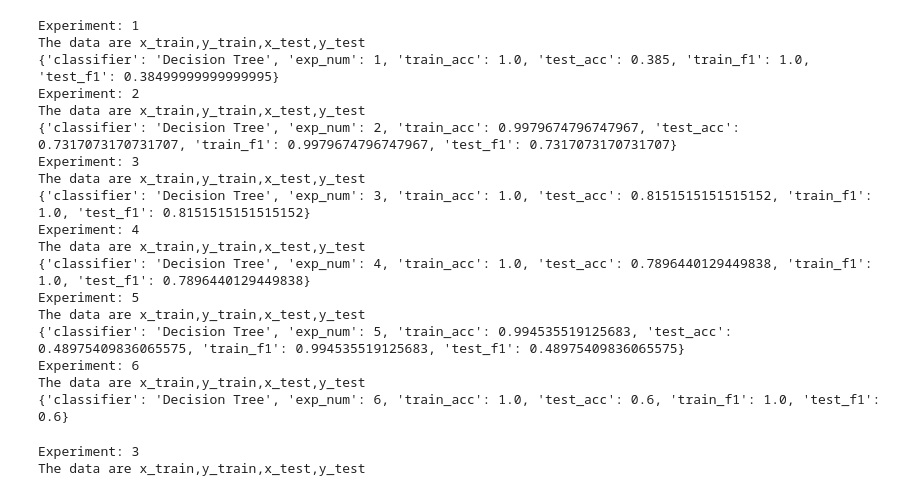
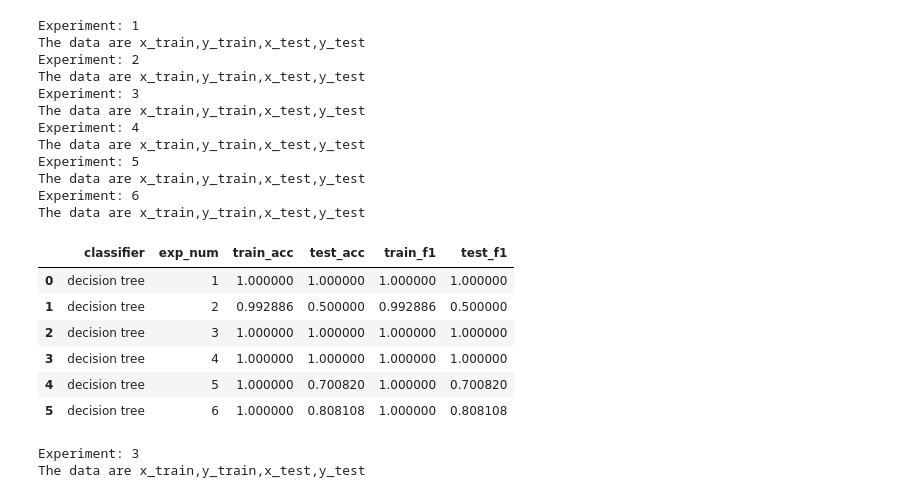
Before and after one commit to LeoGao1/COGS118B_Final_Project, a Jupyter notebook: notebooks/calculate_metrics.ipynb, the cells around one changed output. Saved outputs shown, nothing was run; the diff lists cells and outputs as text; code cells hidden in the pictures.

```diff
--- a/notebooks/calculate_metrics.ipynb
+++ b/notebooks/calculate_metrics.ipynb
@@ -24,7 +25,13 @@ from data_vis import plot_image
 #Use reshape to flatten the original data
 from decision_tree import build_DT
 # %%
-def model_metrics (model_name, model_func, if_pca , pca_dim = 2):
+def rgb2gray(rgb):
+    return np.dot(rgb[:,:,:,:3], [0.2989, 0.5870, 0.1140])
+
+
+
+
+def model_metrics (model_name, model_func,if_gray_scale, if_pca, pca_dim = 2):
 
 
     #create a panda dataframe to save the result
@@ -35,13 +42,23 @@ def model_metrics (model_name, model_func, if_pca , pca_dim = 2):
         exp_num = exp_num +1
         #load data
         x_train,y_train,x_test,y_test = read_exp(exp_num)
-        x_train = np.reshape(x_train, (x_train.shape[0],100*100*3))
-        x_test = np.reshape(x_test, (x_test.shape[0],100*100*3))
+
+        if (if_gray_scale):
+
+            x_train= rgb2gray(x_train)
+            x_test = rgb2gray(x_test)
+            x_train = np.reshape(x_train, (x_train.shape[0],100*100))
+            x_test = np.reshape(x_test, (x_test.shape[0],100*100))
+        else:
+            x_train = np.reshape(x_train, (x_train.shape[0],100*100*3))
+            x_test = np.reshape(x_test, (x_test.shape[0],100*100*3))
 
         #apply pca
         if(if_pca):
-            x_train = PCA_calcV(pca_dim,x_train.T)
-            x_test = PCA_calcV(pca_dim,x_test.T)
+
+            vecs = PCA_calcV(pca_dim,x_train)
+            x_train = PCA_transform(vecs,x_train)
+            x_test = PCA_transform(vecs,x_test)
 
         #build model
         y_train_pred, y_test_pred = model_func(x_train,y_train,x_test,y_test)
@@ -53,38 +70,39 @@ def model_metrics (model_name, model_func, if_pca , pca_dim = 2):
         test_f1 = f1_score(y_test, y_test_pred,average='micro')
 
         #save the result
-        temp = {'classifier':'Decision Tree',
+        temp = {'classifier': model_name,
                 'exp_num': exp_num,
                 'train_acc':train_sc,
                 'test_acc':test_sc,
                 'train_f1':train_f1,
                 'test_f1':test_f1}
 
-        print(temp)
         result = result.append(temp,ignore_index=True)
 
     return result
 # %%
-temp = model_metrics ('decision tree', build_DT, True , 2)
+temp = model_metrics ('decision tree', build_DT, True , True, 2)
+temp
 # %% [output]
 Experiment: 1
 The data are x_train,y_train,x_test,y_test
-{'classifier': 'Decision Tree', 'exp_num': 1, 'train_acc': 1.0, 'test_acc': 0.385, 'train_f1': 1.0, 'test_f1': 0.38499999999999995}
 Experiment: 2
 The data are x_train,y_train,x_test,y_test
-{'classifier': 'Decision Tree', 'exp_num': 2, 'train_acc': 0.9979674796747967, 'test_acc': 0.7317073170731707, 'train_f1': 0.9979674796747967, 'test_f1': 0.7317073170731707}
 Experiment: 3
 The data are x_train,y_train,x_test,y_test
-{'classifier': 'Decision Tree', 'exp_num': 3, 'train_acc': 1.0, 'test_acc': 0.8151515151515152, 'train_f1': 1.0, 'test_f1': 0.8151515151515152}
 Experiment: 4
 The data are x_train,y_train,x_test,y_test
-{'classifier': 'Decision Tree', 'exp_num': 4, 'train_acc': 1.0, 'test_acc': 0.7896440129449838, 'train_f1': 1.0, 'test_f1': 0.7896440129449838}
 Experiment: 5
 The data are x_train,y_train,x_test,y_test
-{'classifier': 'Decision Tree', 'exp_num': 5, 'train_acc': 0.994535519125683, 'test_acc': 0.48975409836065575, 'train_f1': 0.994535519125683, 'test_f1': 0.48975409836065575}
 Experiment: 6
 The data are x_train,y_train,x_test,y_test
-{'classifier': 'Decision Tree', 'exp_num': 6, 'train_acc': 1.0, 'test_acc': 0.6, 'train_f1': 1.0, 'test_f1': 0.6}
+|  | classifier | exp_num | train_acc | test_acc | train_f1 | test_f1 |
+| 0 | decision tree | 1 | 1.000000 | 1.000000 | 1.000000 | 1.000000 |
+| 1 | decision tree | 2 | 0.992886 | 0.500000 | 0.992886 | 0.500000 |
+| 2 | decision tree | 3 | 1.000000 | 1.000000 | 1.000000 | 1.000000 |
+| 3 | decision tree | 4 | 1.000000 | 1.000000 | 1.000000 | 1.000000 |
+| 4 | decision tree | 5 | 1.000000 | 0.700820 | 1.000000 | 0.700820 |
+| 5 | decision tree | 6 | 1.000000 | 0.808108 | 1.000000 | 0.808108 |
 # %%
 read_exp(3)
 # %% [output]
```
Also changed, not shown: parts of 1 cell of this notebook, 5 other files.
